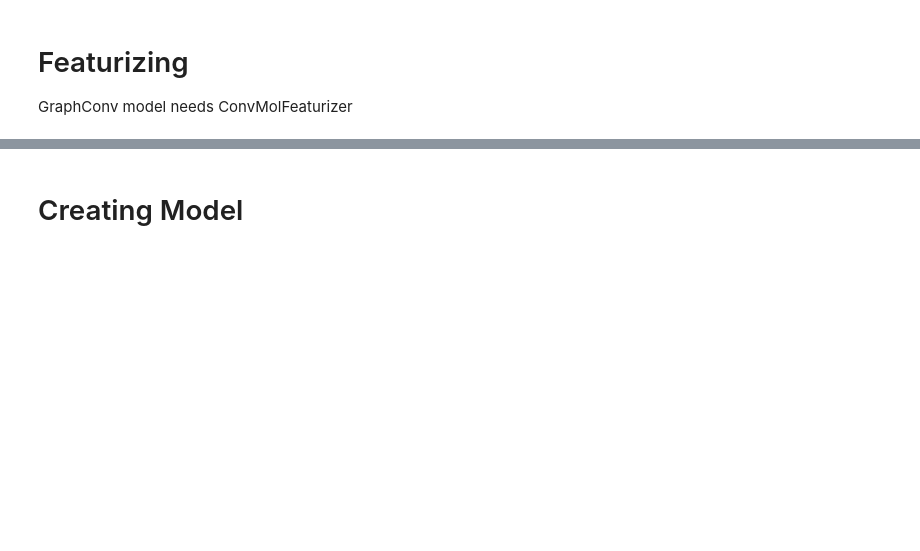
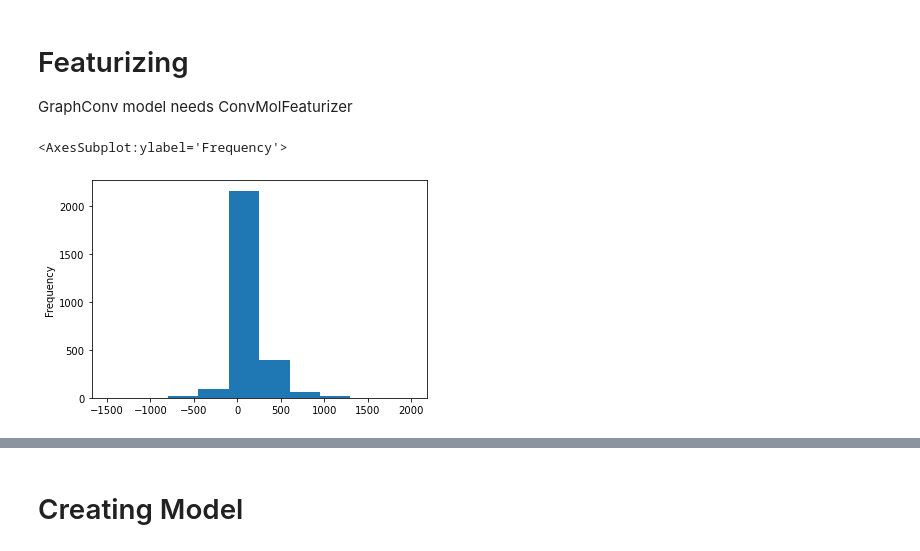
Before and after one commit to aicam/GBNN, a Jupyter notebook: Notebooks/GBGraphConvModel-train_test_split.ipynb, the cells around one changed output, grey strips where cells are left out. Saved outputs shown, nothing was run; the diff lists cells and outputs as text; code cells hidden in the pictures; blank space fills up the shorter version.

```diff
--- a/Notebooks/GBGraphConvModel-train_test_split.ipynb
+++ b/Notebooks/GBGraphConvModel-train_test_split.ipynb
@@ -101,4 +117,9 @@ from sklearn.preprocessing import MinMaxScaler
 scaler = MinMaxScaler()
 df_scaled = pd.DataFrame(scaler.fit_transform(df[training_columns]),
                    columns=training_columns)
+# %%
+df['gb-overall-egb'].plot.hist(range=[-1500, 2000])
+# %% [output]
+<AxesSubplot:ylabel='Frequency'>
+[figure, added]
 # %%
```
Also changed, not shown: parts of 6 cells of this notebook, 2 other files.
